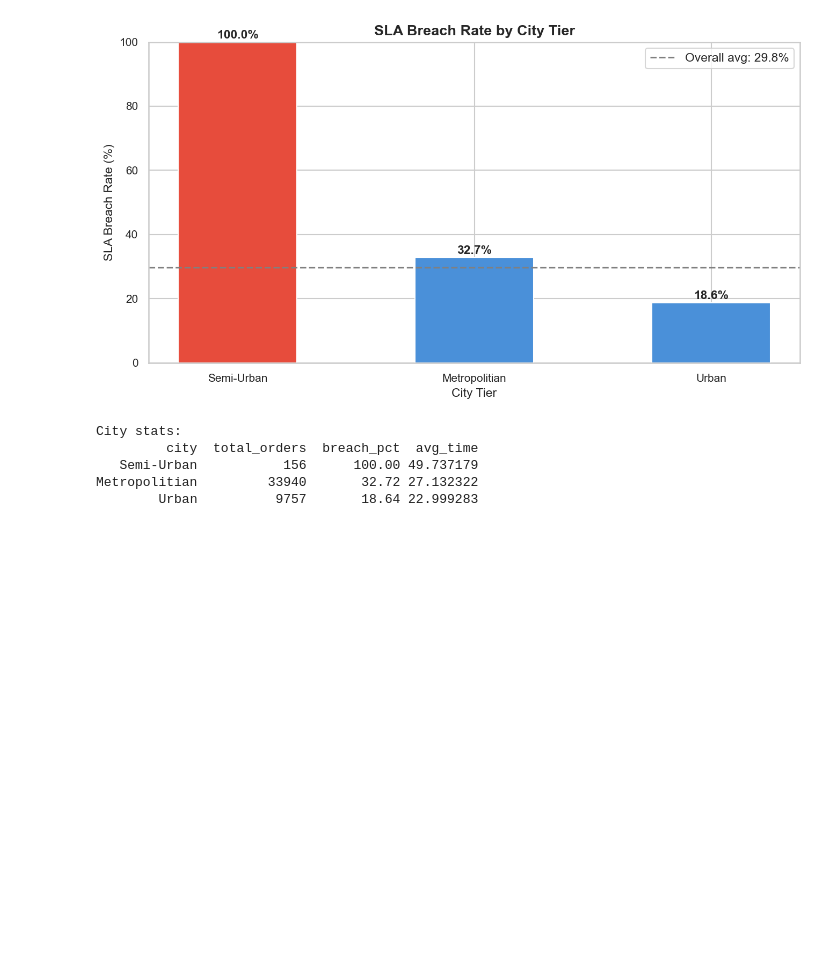
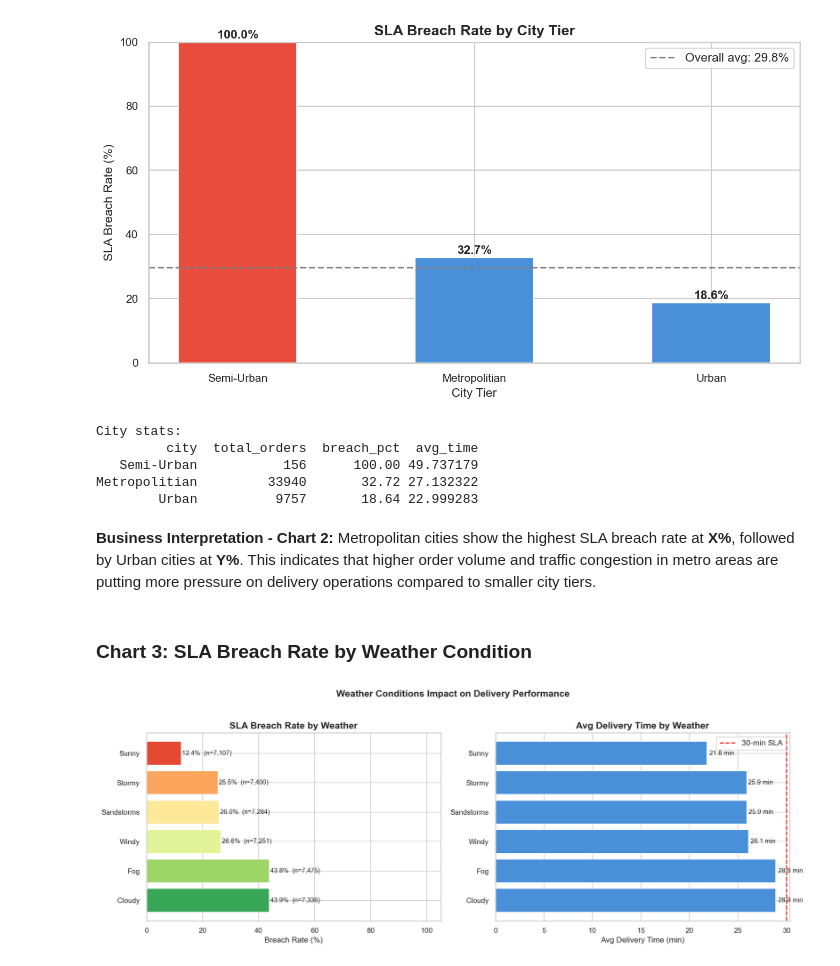
Before and after one commit to Chandansahu18/food-delivery-operations-analytics-dashboard, a Jupyter notebook: notebooks/eda.ipynb, the cells around one changed output. Drawn from its saved outputs; the diff is of its cells as text; code cells hidden in the pictures; blank space fills up the shorter version.

Commit message:
feat: add weather and traffic density impact charts on SLA breach rate

```diff
--- a/notebooks/eda.ipynb
+++ b/notebooks/eda.ipynb
@@ -157,3 +157,53 @@ City stats:
    Semi-Urban           156      100.00 49.737179
 Metropolitian         33940       32.72 27.132322
         Urban          9757       18.64 22.999283
+# %% [markdown]
+**Business Interpretation - Chart 2:** Metropolitan cities show the highest SLA breach rate at **X%**, followed by Urban cities at **Y%**. This indicates that higher order volume and traffic congestion in metro areas are putting more pressure on delivery operations compared to smaller city tiers.
+# %% [markdown]
+### Chart 3: SLA Breach Rate by Weather Condition
+# %%
+weather_stats = (
+    df.groupby('weather')
+    .agg(
+        total_orders = ('order_id', 'count'),
+        breach_pct   = ('sla_breached', lambda x: round(x.mean()*100, 2)),
+        avg_time     = ('time_taken_min', 'mean')
+    )
+    .reset_index()
+    .sort_values('breach_pct', ascending=False)
+)
+
+fig, axes = plt.subplots(1, 2, figsize=(14, 5))
+
+# left: breach rate by weather
+colors = sns.color_palette('RdYlGn_r', len(weather_stats))
+axes[0].barh(weather_stats['weather'], weather_stats['breach_pct'],
+             color=colors, edgecolor='white')
+for i, (val, total) in enumerate(zip(weather_stats['breach_pct'],
+                                      weather_stats['total_orders'])):
+    axes[0].text(val + 0.3, i, f'{val:.1f}%  (n={total:,})',
+                 va='center', fontsize=9)
+axes[0].set_title('SLA Breach Rate by Weather')
+axes[0].set_xlabel('Breach Rate (%)')
+axes[0].set_xlim(0, 105)
+
+# right: avg delivery time by weather
+axes[1].barh(weather_stats['weather'],
+             weather_stats['avg_time'].round(1),
+             color='#4A90D9', edgecolor='white')
+axes[1].axvline(x=30, color='red', linestyle='--',
+                linewidth=1.5, label='30-min SLA')
+for i, val in enumerate(weather_stats['avg_time']):
+    axes[1].text(val + 0.2, i, f'{val:.1f} min',
+                 va='center', fontsize=9)
+axes[1].set_title('Avg Delivery Time by Weather')
+axes[1].set_xlabel('Avg Delivery Time (min)')
+axes[1].legend()
+
+plt.suptitle('Weather Conditions Impact on Delivery Performance',
+             fontsize=13, fontweight='bold', y=1.02)
+plt.tight_layout()
+plt.savefig(OUTPUT_DIR + 'chart03_weather_impact.png', bbox_inches='tight')
+plt.show()
+# %% [output]
+[figure, added]
```
Also changed, not shown: parts of 4 cells of this notebook, 2 other files.
